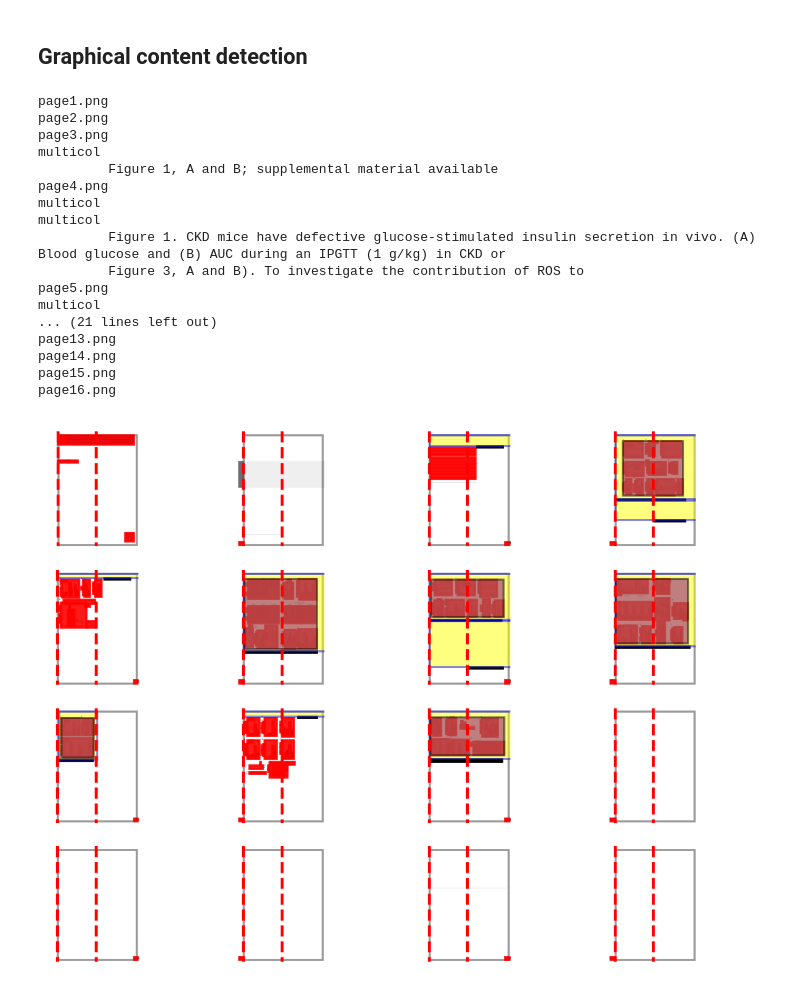
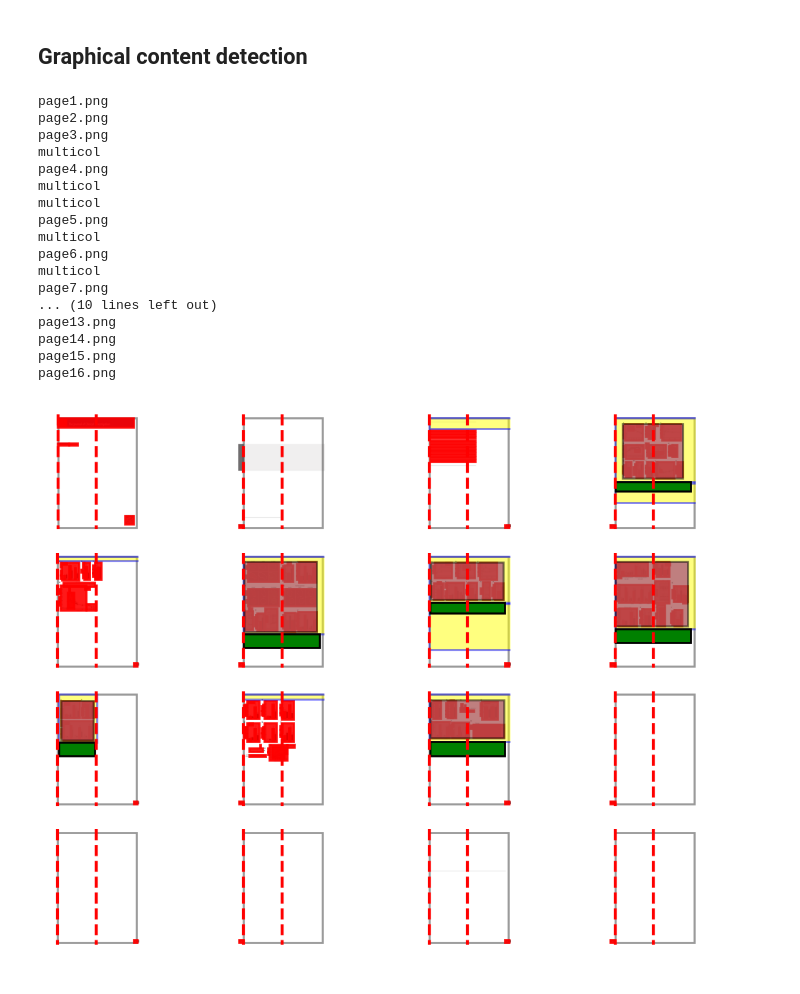
Before and after one commit to pengyuanli/PDFigCapX, a Jupyter notebook: pdfigcapx/src/chrome.ipynb, the cells around one changed output. Drawn from its saved outputs; the diff is of its cells as text; code cells hidden in the pictures.

```diff
--- a/pdfigcapx/src/chrome.ipynb
+++ b/pdfigcapx/src/chrome.ipynb
@@ -424,40 +476,45 @@ for idx, page in enumerate(pages):
   # probably don't filter by more height here yet, as some labels connect
   # the figures
   candidates, fig_containers, table_containers = get_potential_figure_bboxes(xpdf_folder_path, page, layout, row_height)
   draw_figure_candidates(ax[row][col], candidates)
   draw_columns(ax[row][col], cols_layout, page.height)
 
   caption_bboxes = [x.to_bbox() for x in fig_containers]
-  draw_bboxes(ax[row][col], caption_bboxes, 'black', 'black', 1.0)
-  regions = estimate_caption_regions(fig_containers, num_cols_in_doc, page.width, page.height, row_width, row_height, cols_layout, layout)
+  # draw_bboxes(ax[row][col], caption_bboxes, 'black', 'black', 1.0)
+  regions = estimate_caption_regions(fig_containers, num_cols_in_doc, page.width, row_width, cols_layout, layout)
 
-  out_figures = label_subfig(regions, candidates)
+  out_figures, unmatch_caption_boxes = match_figures_with_captions(regions, candidates)
+  expanded_figures = expand_captions(page, out_figures, row_height)
 
   region_bboxes = [x[1] for x in regions]
   # print(region_bboxes)
   draw_bboxes(ax[row][col], region_bboxes, 'blue', 'yellow', 0.5)
 
-  draw_bboxes(ax[row][col], out_figures, 'black', 'purple', 0.5)
+  # draw_bboxes(ax[row][col], out_figures, 'black', 'purple', 0.5)
+  expanded_fig_bboxes = [x.to_bbox() for x in expanded_figures]
+  expanded_captions = [x.caption.to_bbox() for x in expanded_figures]
+  draw_bboxes(ax[row][col], expanded_fig_bboxes, 'black', 'purple', 0.5)
+  draw_bboxes(ax[row][col], expanded_captions, 'black', 'green', 1)
 
   ax[row][col].imshow(page_image)
   ax[row][col].axis('off')
 # %% [output]
 page1.png
 page2.png
 page3.png
 multicol
-         Figure 1, A and B; supplemental material available
 page4.png
 multicol
 multicol
-         Figure 1. CKD mice have defective glucose-stimulated insulin secretion in vivo. (A) Blood glucose and (B) AUC during an IPGTT (1 g/kg) in CKD or
-         Figure 3, A and B). To investigate the contribution of ROS to
 page5.png
 multicol
-... (21 lines left out)
+page6.png
+multicol
+page7.png
+... (10 lines left out)
 page13.png
 page14.png
 page15.png
 page16.png
-[figure, old version]
+[figure, new version]
 # %%
```
Also changed, not shown: parts of 2 cells of this notebook, 1 other file.
